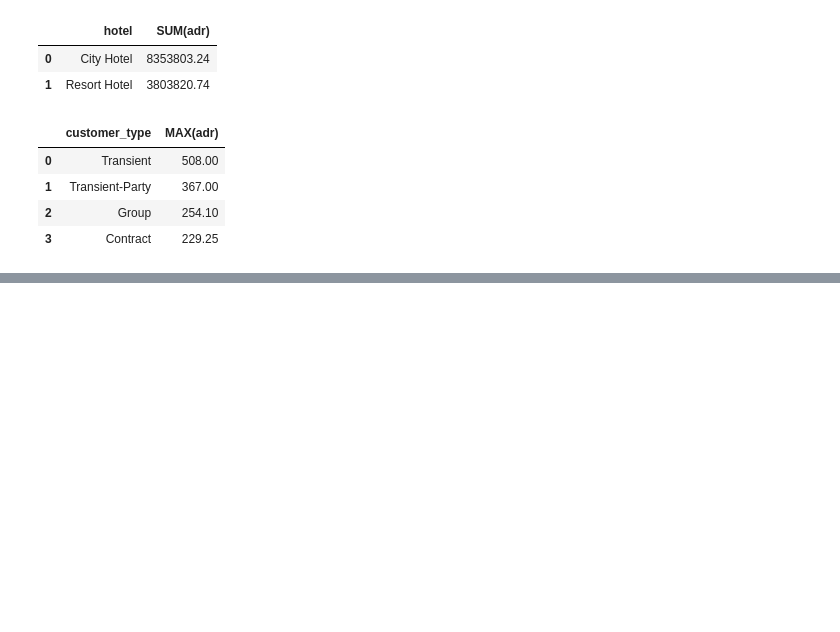
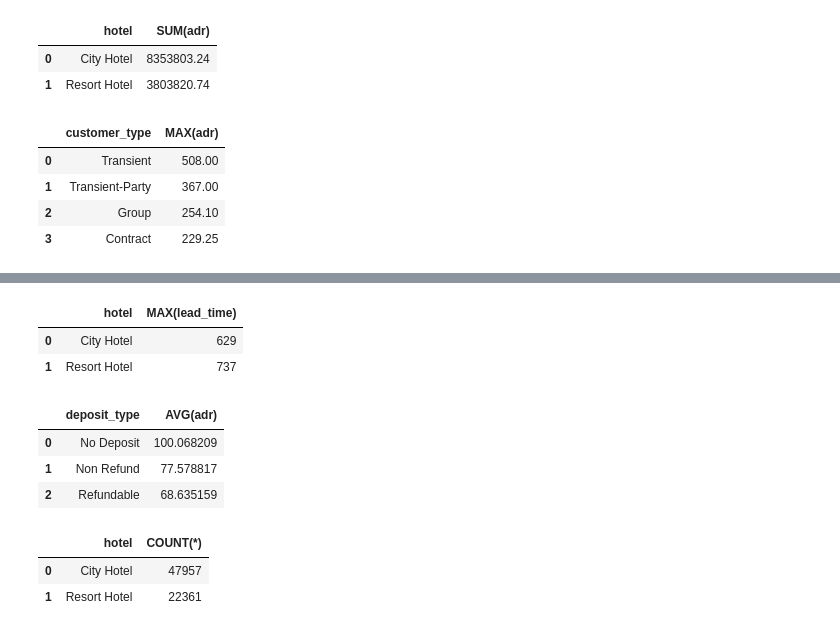
Before and after one commit to TanzeerCR7/stayiq-hotel-analytics, a Jupyter notebook: notebooks/exploration/01_first_look.ipynb, the cells around one changed output, grey strips where cells are left out. Drawn from its saved outputs; the diff is of its cells as text; code cells hidden in the pictures; blank space fills up the shorter version.

```diff
--- a/notebooks/exploration/01_first_look.ipynb
+++ b/notebooks/exploration/01_first_look.ipynb
@@ -401,0 +434,39 @@ result
+# %%
+query = """
+SELECT hotel, MAX(lead_time)
+FROM bookings
+GROUP BY hotel;
+"""
+result = pd.read_sql_query(query, conn)
+result
+# %% [output]
+|  | hotel | MAX(lead_time) |
+| 0 | City Hotel | 629 |
+| 1 | Resort Hotel | 737 |
+# %%
+query = """
+SELECT deposit_type, AVG(adr)
+FROM bookings
+WHERE is_canceled = 0
+GROUP BY deposit_type;
+"""
+result = pd.read_sql_query(query, conn)
+result
+# %% [output]
+|  | deposit_type | AVG(adr) |
+| 0 | No Deposit | 100.068209 |
+| 1 | Non Refund | 77.578817 |
+| 2 | Refundable | 68.635159 |
+# %%
+query = """
+SELECT hotel, COUNT(*)
+FROM bookings
+WHERE total_of_special_requests = 0
+GROUP BY hotel;
+"""
+result = pd.read_sql_query(query, conn)
+result
+# %% [output]
+|  | hotel | COUNT(*) |
+| 0 | City Hotel | 47957 |
+| 1 | Resort Hotel | 22361 |
```
Also changed, not shown: parts of 2 cells of this notebook.
